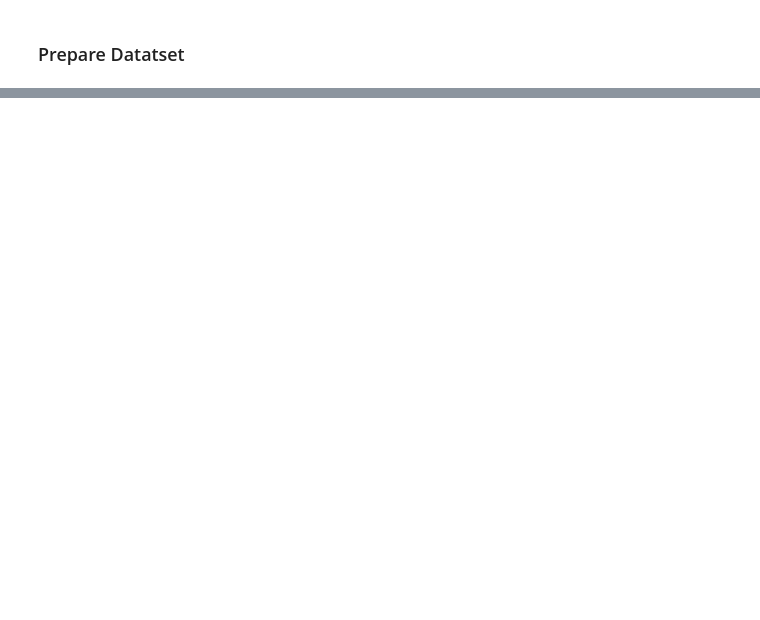
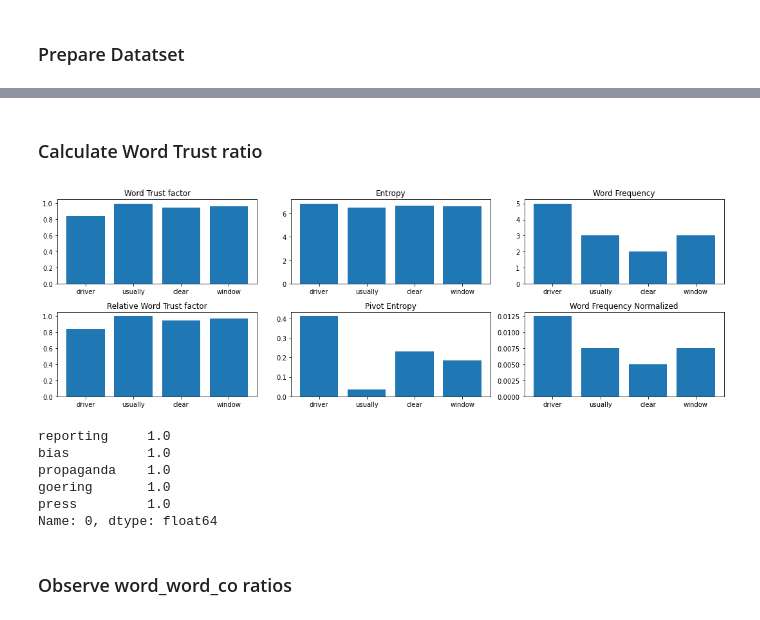
Before and after one commit to iamr0b0tx/topic_modeler, a Jupyter notebook: topic_modeler.ipynb, the cells around one changed output, grey strips where cells are left out. Drawn from its saved outputs; the diff is of its cells as text; code cells hidden in the pictures; blank space fills up the shorter version.

Commit message:
found stable word_weight/word_trust_factor

```diff
--- a/topic_modeler.ipynb
+++ b/topic_modeler.ipynb
@@ -189,3 +100,0 @@ topic_word_distr.shape
-# %%
-word = "companies"
-topic_word_distr.loc[word].sort_values(ascending=False)
@@ -334,4 +100,0 @@ array(['00'], dtype='<U79')
-# %%
-word="keyboard"
-relation = pd.DataFrame(data=logistic_regression_model.coef_[:, vocabulary.index(word)].reshape((1,7)), columns=label_classes).T[0]
-relation.sort_values(ascending=False)
@@ -444,0 +101,6 @@ label_classes
+# %%
+# create doc count vectors
+train_doc_vectors = vectorizer.transform(train_docs).toarray()
+
+total_num_of_documents = len(train_doc_vectors)
+print(f"{total_num_of_documents} train_docs")
@@ -444,0 +144,56 @@ label_classes
+# %% [markdown]
+### Calculate Word Trust ratio
+# %%
+word_entropy = pd.DataFrame(data=np.nan_to_num(calculate_entropy(word_word_co.T, base=2)), columns=[0], index=vocabulary)[0]
+
+pivot_entropy = word_entropy
+pivot_entropy = (pivot_entropy - pivot_entropy.mean())
+
+word_weight = pd.DataFrame(data=gaussian(pivot_entropy), columns=[0], index=vocabulary)[0]
+# %%
+# words = ["israel", "the", "algorithm", "program", "and"]
+words = ["driver", "usually", "clear", "window"]
+# words = np.array(vocabulary)[np.random.randint(len(vocabulary), size=5)]
+
+fig = plt.figure(figsize=(15,5), tight_layout=True)
+ax11 = fig.add_subplot(231)
+ax12 = fig.add_subplot(232)
+ax13 = fig.add_subplot(233)
+ax21 = fig.add_subplot(234)
+ax22 = fig.add_subplot(235)
+ax23 = fig.add_subplot(236)
+
+ax11.set_title(f"Word Trust factor")
+ax11.bar(words, word_weight[words])
+
+ax12.set_title(f"Entropy")
+ax12.bar(words, word_entropy[words])
+
+ax13.set_title(f"Word Frequency")
+ax13.bar(words, word_freq_in_doc.sum(0)[words])
+
+word_weight = word_weight / word_weight.max()
+
+ax21.set_title(f"Relative Word Trust factor")
+ax21.bar(words, word_weight[words])
+
+ax22.set_title(f"Pivot Entropy")
+ax22.bar(words, abs(pivot_entropy)[words])
+
+ax23.set_title(f"Word Frequency Normalized")
+ax23.bar(words, (probability)[words])
+
+plt.show()
+# %% [output]
+[figure, added]
+# %%
+word_weight.sort_values(ascending=False).head(5)
+# %% [output]
+reporting     1.0
+bias          1.0
+propaganda    1.0
+goering       1.0
+press         1.0
+Name: 0, dtype: float64
+# %% [markdown]
+### Observe word_word_co ratios
```
Also changed, not shown: parts of 82 cells of this notebook, 17 other files.
